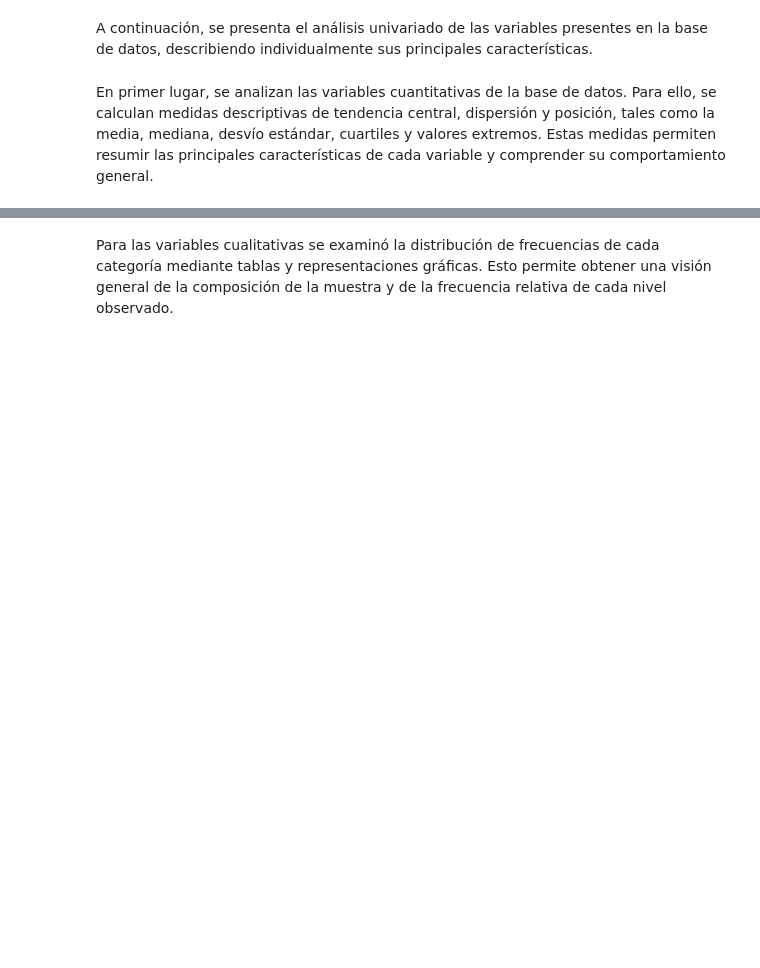
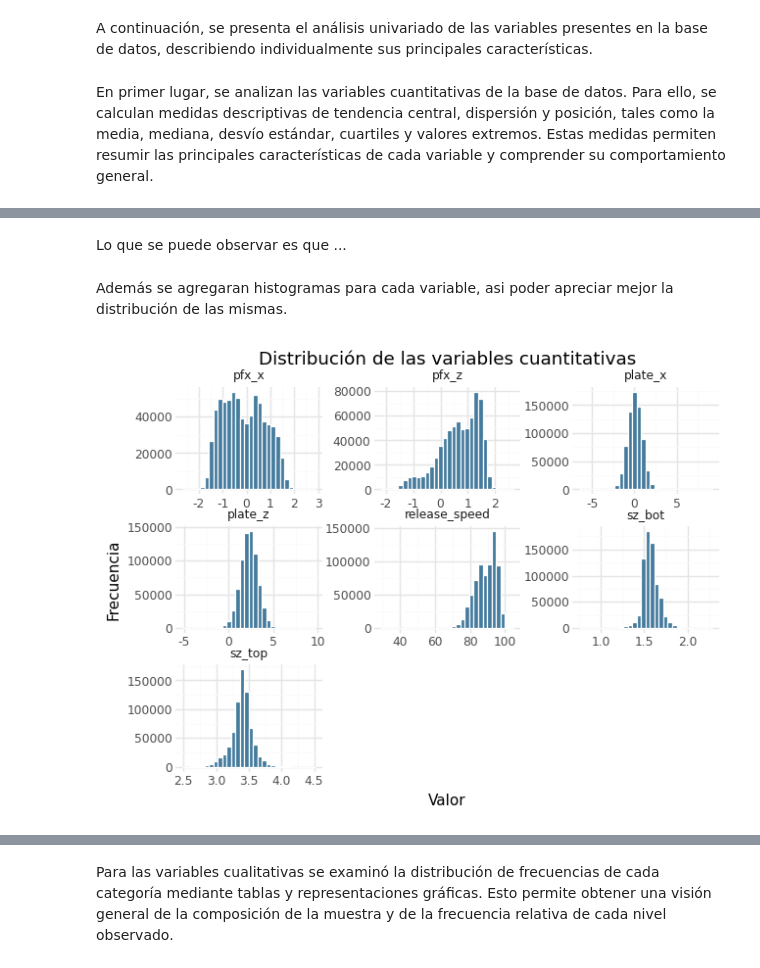
Before and after one commit to Prisfenoy/TP2_python, a Jupyter notebook: Análisis_descriptivo.ipynb, the cells around one changed output, grey strips where cells are left out. Saved outputs shown, nothing was run; the diff lists cells and outputs as text; code cells hidden in the pictures; blank space fills up the shorter version.

Commit message:
Falto guardar un último cambio a lo anterior, se agrega

```diff
--- a/Análisis_descriptivo.ipynb
+++ b/Análisis_descriptivo.ipynb
@@ -94,3 +94,40 @@ shape: (9, 10)
 | "Mediana" | 89.900002 | 1.0 | 1.0 | -0.17 | 0.76 | 0.04 | 2.28 | 3.41 | 1.56 |
 | "Q3" | 93.699997 | 2.0 | 2.0 | 0.59 | 1.28 | 0.61 | 2.92 | 3.49 | 1.62 |
 | "Máximo" | 103.400002 | 4.0 | 2.0 | 2.84 | 2.58 | 9.11 | 9.39 | 4.47 | 2.26 |
+# %% [markdown]
+Lo que se puede observar es que ...
+# %% [markdown]
+Además se agregaran histogramas para cada variable, asi poder apreciar mejor la distribución de las mismas.
+# %%
+# Se seleccionan las variables continuas
+datos_continuos = variables_cuantitativas.drop(["balls", "strikes"])
+
+#
+datos_long = (
+    datos_continuos
+    .to_pandas()
+    .melt(
+        var_name="Variable",
+        value_name="Valor"
+    )
+    .dropna()
+)
+
+# Panel de gráficos para las variables cuantitativas continuas
+(
+    ggplot(datos_long, aes(x="Valor"))
+    + geom_histogram(
+        bins=30,
+        fill="#2A9D8F",
+        color="white"
+    )
+    + facet_wrap("~Variable", scales="free")
+    + labs(
+        title="Distribución de las variables cuantitativas",
+        x="Valor",
+        y="Frecuencia"
+    )
+    + theme_minimal()
+)
+# %% [output]
+[figure, added]
```
Also changed, not shown: parts of 11 cells of this notebook.
